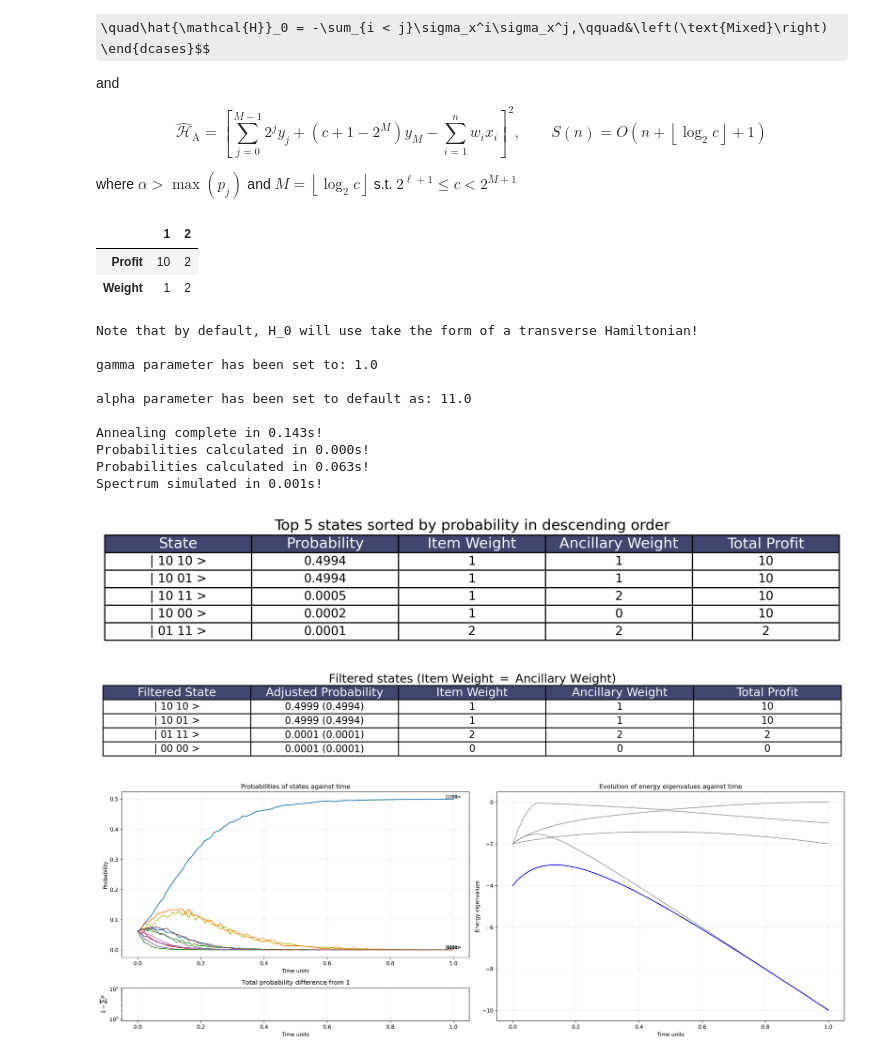
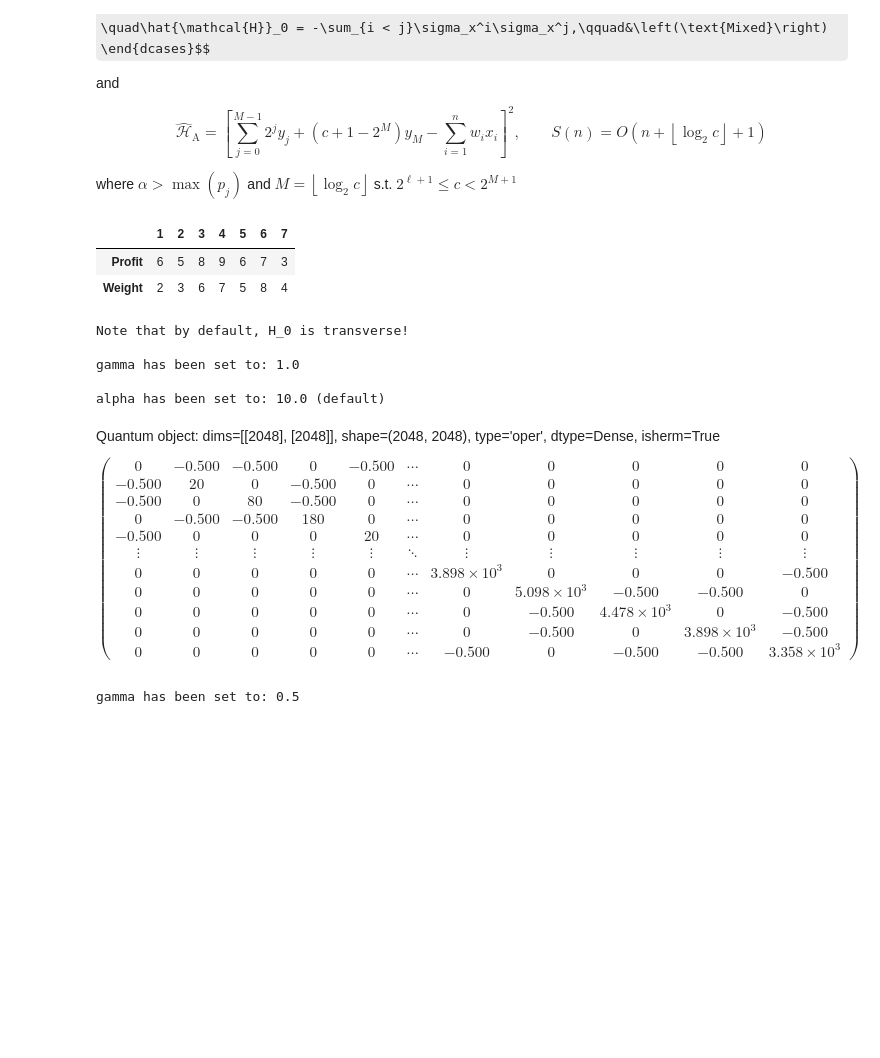
Before and after one commit to raw-asparagus/SP3172, a Jupyter notebook: annealing/main.ipynb, the cells around one changed output. Cells and saved outputs as stored; diff of their text form; code cells hidden in the pictures; some formulas as TeX source; blank space fills up the shorter version.

Commit message:
Rewrite anneal

```diff
--- a/annealing/main.ipynb
+++ b/annealing/main.ipynb
@@ -22,60 +22,52 @@ import numpy as np
 import pandas as pd
 # %%
 #   Parameters to set
-profits = np.array([10, 2])
-weights = np.array([1, 2])
-capacity = 2
+# profits = np.array([10, 2])
+# weights = np.array([1, 2])
+# capacity = 2
 
 # profits = np.array([8, 3, 5, 6, 9])
 # weights = np.array([1, 2, 1, 3, 2])
 # capacity = 7
 
-# profits = np.array([6, 5, 8, 9, 6, 7, 3])
-# weights = np.array([2, 3, 6, 7, 5, 8, 4])
-# capacity = 9
+profits = np.array([6, 5, 8, 9, 6, 7, 3])
+weights = np.array([2, 3, 6, 7, 5, 8, 4])
+capacity = 9
 
 df = pd.DataFrame({"Profit": profits, "Weight": weights}).T
 df.columns = range(1, len(df.columns) + 1)
 
 display(df)
 
-num_steps = 1000
-num_sub_steps = 100
-
 sim = Coffey(profits, weights, capacity)
-
-# sim.set_H_0_state("mixed")
-# sim.set_gamma(10.0)
-# sim.set_alpha(12)
-sim.set_hbar(1e-2)
-
-res = sim.anneal(num_steps)
-probs = sim.compute_probs(res, num_sub_steps)
-simulated_spectrum = sim.simulate_spectrum(num_sub_steps)
-computed_spectrum = sim.compute_spectrum(res, num_sub_steps)
-
-dis = MakeGraphCoffey()
-dis.set_probs(probs)
-dis.set_simulated_spectrum(simulated_spectrum)
-dis.set_computed_spectrum(computed_spectrum)
-
-dis.display_probs(sim)
-dis.display_filtered_probs(sim)
-dis.display_graph(sim, 5)
 # %% [output]
-|  | 1 | 2 |
-| Profit | 10 | 2 |
-| Weight | 1 | 2 |
+|  | 1 | 2 | 3 | 4 | 5 | 6 | 7 |
+| Profit | 6 | 5 | 8 | 9 | 6 | 7 | 3 |
+| Weight | 2 | 3 | 6 | 7 | 5 | 8 | 4 |
-Note that by default, H_0 will use take the form of a transverse Hamiltonian!
+Note that by default, H_0 is transverse!
 
-gamma parameter has been set to: 1.0
+gamma has been set to: 1.0
 
-alpha parameter has been set to default as: 11.0
-
-Annealing complete in 0.143s!
-Probabilities calculated in 0.000s!
-Probabilities calculated in 0.063s!
-Spectrum simulated in 0.001s!
+alpha has been set to: 10.0 (default)
-[figure, removed]
-[figure, removed]
-[figure, removed]
+# %%
+import qutip
+
+qutip.Qobj(sim.get_H(0.5))
+# %% [output]
+Quantum object: dims=[[2048], [2048]], shape=(2048, 2048), type='oper', dtype=Dense, isherm=True$$\left(\begin{array}{cc}0 & -0.500 & -0.500 & 0 & -0.500 & \cdots & 0 & 0 & 0 & 0 & 0\\-0.500 & 20 & 0 & -0.500 & 0 & \cdots & 0 & 0 & 0 & 0 & 0\\-0.500 & 0 & 80 & -0.500 & 0 & \cdots & 0 & 0 & 0 & 0 & 0\\0 & -0.500 & -0.500 & 180 & 0 & \cdots & 0 & 0 & 0 & 0 & 0\\-0.500 & 0 & 0 & 0 & 20 & \cdots & 0 & 0 & 0 & 0 & 0\\\vdots & \vdots & \vdots & \vdots & \vdots & \ddots & \vdots & \vdots & \vdots & \vdots & \vdots\\0 & 0 & 0 & 0 & 0 & \cdots & 3.898\times10^{ 3 } & 0 & 0 & 0 & -0.500\\0 & 0 & 0 & 0 & 0 & \cdots & 0 & 5.098\times10^{ 3 } & -0.500 & -0.500 & 0\\0 & 0 & 0 & 0 & 0 & \cdots & 0 & -0.500 & 4.478\times10^{ 3 } & 0 & -0.500\\0 & 0 & 0 & 0 & 0 & \cdots & 0 & -0.500 & 0 & 3.898\times10^{ 3 } & -0.500\\0 & 0 & 0 & 0 & 0 & \cdots & -0.500 & 0 & -0.500 & -0.500 & 3.358\times10^{ 3 }\end{array}\right)$$
+# %%
+# sim.set_H_0_state("mixed")
+sim.set_gamma(0.5)
+# sim.set_alpha(12)
+sim.set_hbar(1e-10)
+
+num_steps = 100
+num_sub_steps = 30
+
+# res = wrap(lambda args: sim.anneal(*args), "anneal", (num_steps,))
+res = wrap(lambda args: sim.anneal_magnus(*args), "anneal_magnus", (num_steps,))
+# res = wrap(lambda args: sim.anneal_sparse(*args), "anneal_sparse", (num_steps,))
+# res = wrap(lambda args: sim.anneal_magnus_sparse(*args), "anneal_magnus_sparse", (num_steps,))
+# res = wrap(lambda args: sim.anneal_mesolve(*args), "anneal_mesolve", (num_steps,))
+# %% [output]
+gamma has been set to: 0.5
```
Also changed, not shown: parts of 3 cells of this notebook, 13 other files.
